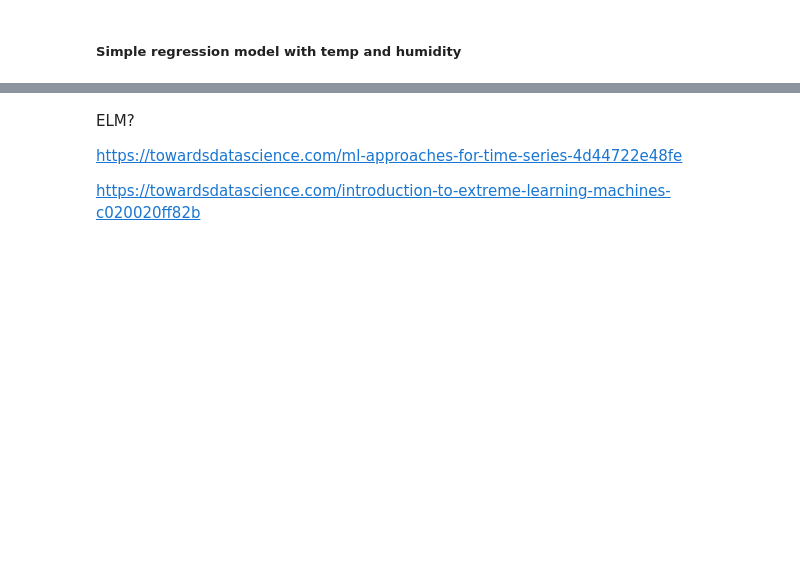
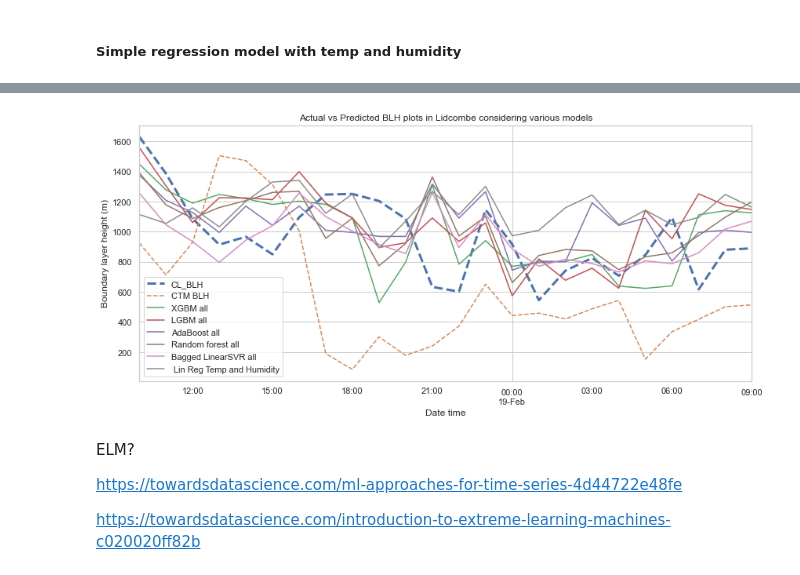
Before and after one commit to LlahsivK/group-18, a Jupyter notebook: Analysis3_Modelling_TKversion_20210806.ipynb, the cells around one changed output, grey strips where cells are left out. Cells and saved outputs as stored; diff of their text form; code cells hidden in the pictures; blank space fills up the shorter version.

```diff
--- a/Analysis3_Modelling_TKversion_20210806.ipynb
+++ b/Analysis3_Modelling_TKversion_20210806.ipynb
@@ -847,3 +800,7 @@ DTW distance:3436.73
+# %%
+combined_predicted_plots(df_combined_predicted_lidcombe, 'Actual vs Predicted BLH plots in Lidcombe considering various models')
+# %% [output]
+[figure, added]
 # %% [markdown]
 ELM?
 
```
Also changed, not shown: parts of 28 cells of this notebook.
